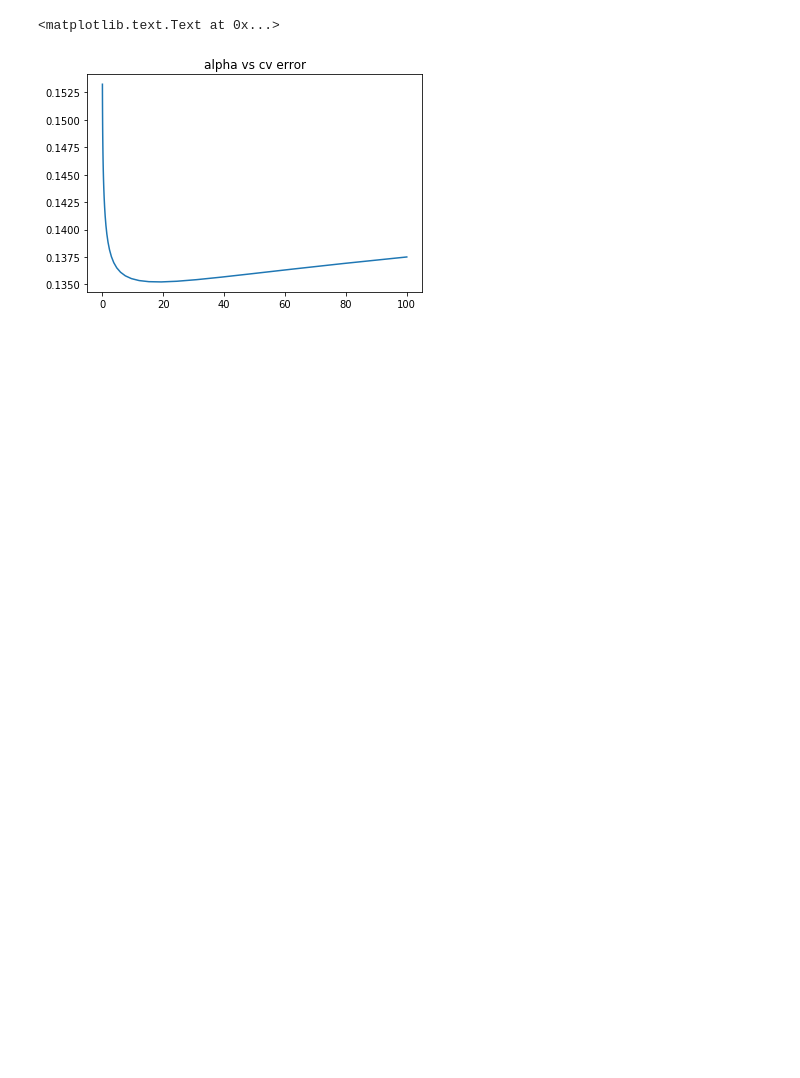
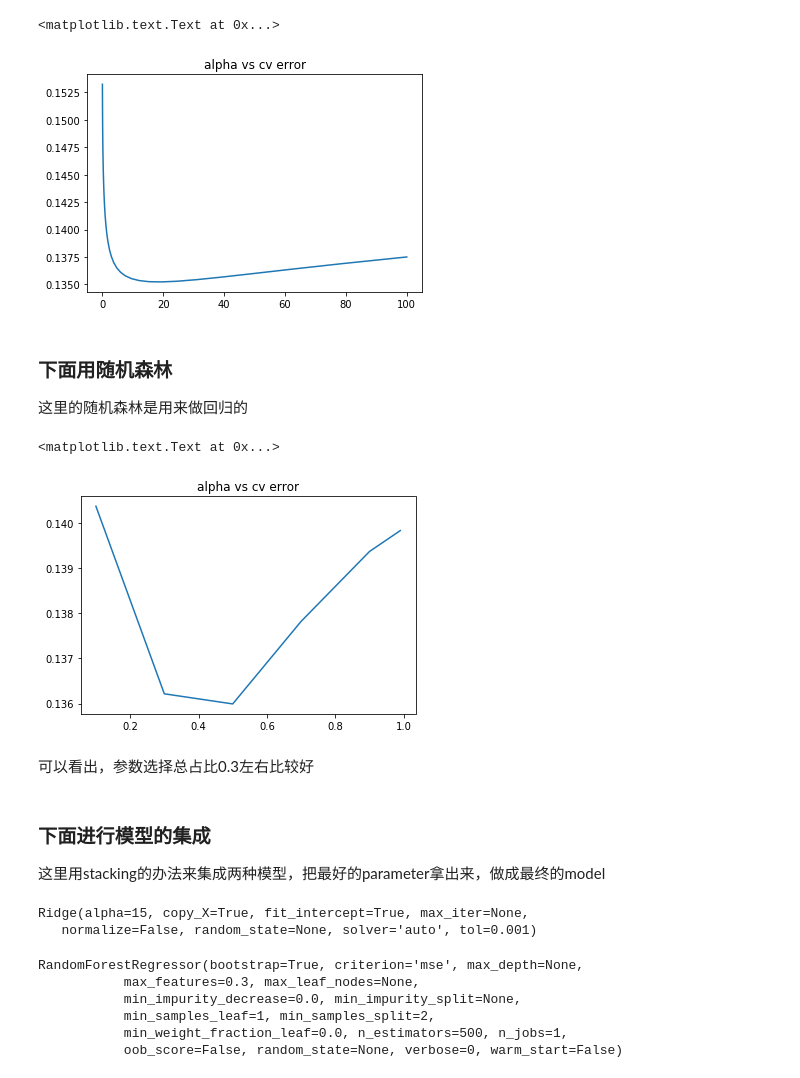
Before and after one commit to wuoshiwzm/kaggle_learn, a Jupyter notebook: house_price/predict_house_price.ipynb, the cells around one changed output. Saved outputs shown, nothing was run; the diff lists cells and outputs as text; code cells hidden in the pictures; blank space fills up the shorter version.

```diff
--- a/house_price/predict_house_price.ipynb
+++ b/house_price/predict_house_price.ipynb
@@ -250,3 +255,6 @@ plt.title('alpha vs cv error')
 # %% [output]
 <matplotlib.text.Text at 0x...>
 [figure]
+# %% [markdown]
+### 下面用随机森林
+这里的随机森林是用来做回归的
@@ -252,0 +263,18 @@ plt.title('alpha vs cv error')
+# %%
+max_features = [.1,.3,.5,.7,.9,.99]
+test_scores = []
+for max_feat in max_features:
+    clf = RandomForestRegressor(n_estimators=200,max_features=max_feat)
+    test_score = np.sqrt(-cross_val_score(clf,X_train,y_train,cv=10,scoring='neg_mean_squared_error'))
+    test_scores.append(np.mean(test_score))
+# %%
+plt.plot(max_features,test_scores)
+plt.title('alpha vs cv error')
+# %% [output]
+<matplotlib.text.Text at 0x...>
+[figure, added]
+# %% [markdown]
+可以看出，参数选择总占比0.3左右比较好
+# %% [markdown]
+### 下面进行模型的集成
+这里用stacking的办法来集成两种模型，把最好的parameter拿出来，做成最终的model
@@ -252,0 +284,14 @@ plt.title('alpha vs cv error')
+# %%
+ridge.fit(X_train,y_train)
+# %% [output]
+Ridge(alpha=15, copy_X=True, fit_intercept=True, max_iter=None,
+   normalize=False, random_state=None, solver='auto', tol=0.001)
+# %%
+rf.fit(X_train,y_train)
+# %% [output]
+RandomForestRegressor(bootstrap=True, criterion='mse', max_depth=None,
+           max_features=0.3, max_leaf_nodes=None,
+           min_impurity_decrease=0.0, min_impurity_split=None,
+           min_samples_leaf=1, min_samples_split=2,
+           min_weight_fraction_leaf=0.0, n_estimators=500, n_jobs=1,
+           oob_score=False, random_state=None, verbose=0, warm_start=False)
```
Also changed, not shown: parts of 15 cells of this notebook, 4 other files.
